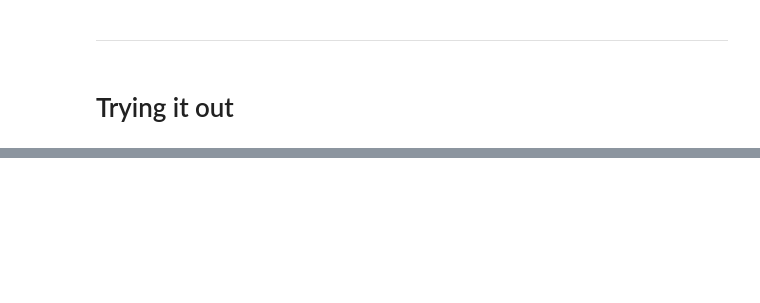
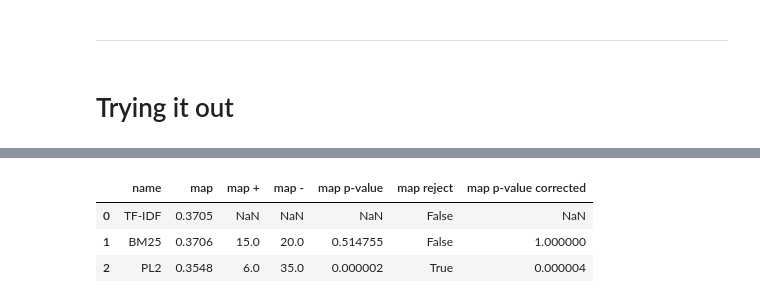
Before and after one commit to giuliocapecchi/IR_project, a Jupyter notebook: IR_project.ipynb, the cells around one changed output, grey strips where cells are left out. Drawn from its saved outputs; the diff is of its cells as text; code cells hidden in the pictures; blank space fills up the shorter version.

```diff
--- a/IR_project.ipynb
+++ b/IR_project.ipynb
@@ -949,0 +1250,17 @@ VBox(children=(HBox(children=(RadioButtons(description='Scoring function:', opti
+# %%
+pt.Experiment(
+    [TF_IDF, BM25, PL2],
+    processed_queries,
+    qrels,
+    eval_metrics=["map"],
+    round={"map" : 4},
+    names=['TF-IDF', 'BM25', 'PL2'],
+    baseline=0,
+    correction='b',
+    save_dir='./'
+)
+# %% [output]
+|  | name | map | map + | map - | map p-value | map reject | map p-value corrected |
+| 0 | TF-IDF | 0.3705 | NaN | NaN | NaN | False | NaN |
+| 1 | BM25 | 0.3706 | 15.0 | 20.0 | 0.514755 | False | 1.000000 |
+| 2 | PL2 | 0.3548 | 6.0 | 35.0 | 0.000002 | True | 0.000004 |
```
Also changed, not shown: parts of 37 cells of this notebook.
